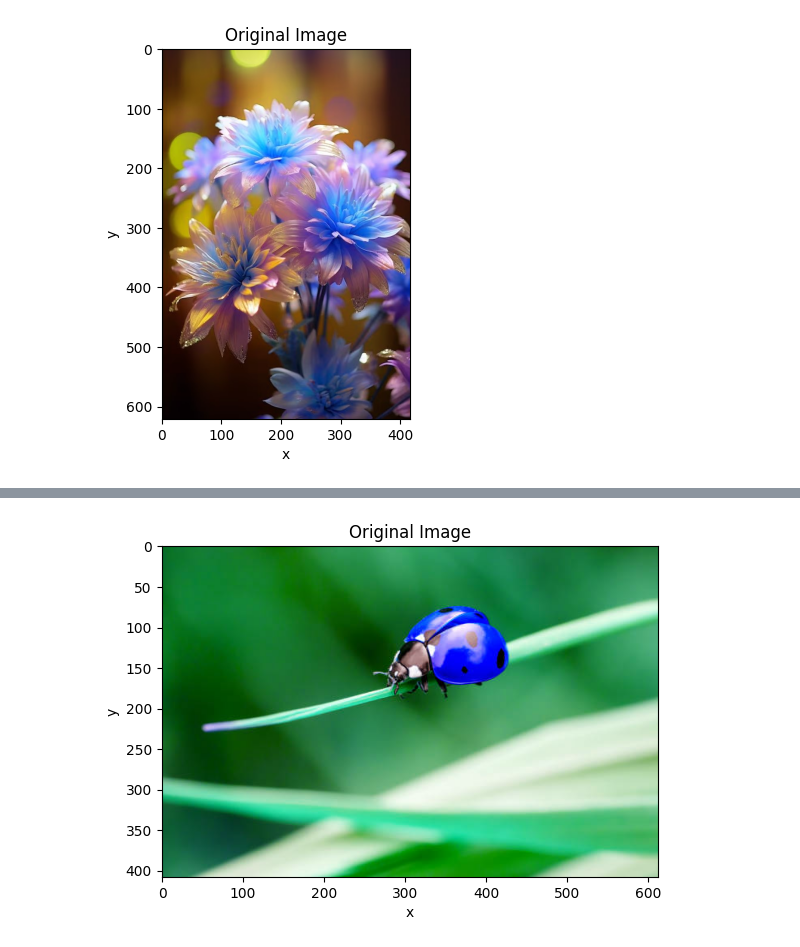
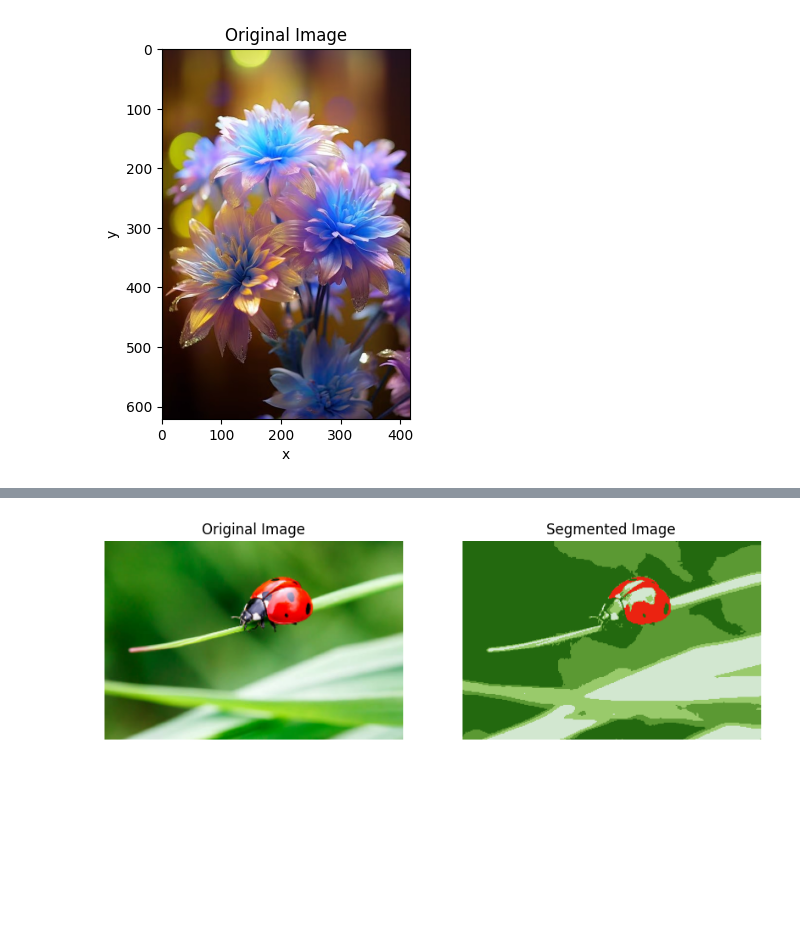
Before and after one commit to kgqiao/ImageSegmentation, a Jupyter notebook: main1.ipynb, the cells around one changed output, grey strips where cells are left out. Drawn from its saved outputs; the diff is of its cells as text; code cells hidden in the pictures; blank space fills up the shorter version.

```diff
--- a/main1.ipynb
+++ b/main1.ipynb
@@ -30,15 +30,19 @@ def process_imageinto2D(current_image):
     #1. Import/insert image, prepare image in intended RGB colorscale
     #2. Prepare image into 2D Array
 
+
+    '''
     ############################## 1. PROCESS/DISPLAY IMAGE ##############################################
     #Change color to RGB (from BGR)
     #HOWTO: cv2.cvtColor(image VARIABLE, cv2.COLOR__MODE To MODE)
-    current_image = cv2.cvtColor(current_image, cv2.COLOR_BGR2RGB)
+    #current_image = cv2.cvtColor(current_image, cv2.COLOR_BGR2RGB)
 
     #Displays Image in Window
-    cv2.imshow("window_image", current_image) #HOWTO: cv2.imshow("browser intended title", image VARIABLE)
-    cv2.waitKey(0) #Waits for user to press any key (Necessary step: to avoid Python kernel from crashing)
-    cv2.destroyAllWindows() #Closing all open windows after key press
+    #cv2.imshow("window_image", current_image) #HOWTO: cv2.imshow("browser intended title", image VARIABLE)
+    #cv2.waitKey(0) #Waits for user to press any key (Necessary step: to avoid Python kernel from crashing)
+    #cv2.destroyAllWindows() #Closing all open windows after key press
+
+    '''
 
     ########### 2. Reshape/Convert 3D IMAGE TO 2D Array for K-Mean Analysis ###############################
     #Image is a 3D array (height, width, channels), so need to flatten image into 2D array, where:
@@ -60,7 +64,7 @@ def euclidean_distance(data_point, centroids):
 
 
 class KMeansClustering():
-    def __init__(self, k=3, max_iter = 300):
+    def __init__(self, k=3, max_iter = 20):
         self.k = k #Initialize number of K centroids / clusters
         self.max_iter = max_iter #Initialize max number of iterations to run algorithm
         self.centroids = None #Initalize centroids (calculate in fit method)
@@ -119,11 +123,14 @@ class KMeansClustering():
             #Tolerance Threshold has not been met -> continue
             self.centroids = new_centroids #Update centroids for next iteration
 
+        '''
         # Access the instance-specific attributes with `self`
         print(f"Number of clusters (k): {self.k}")
         print(f"Max iterations allowed: {self.max_iter}")
         print(f"# of centroids: {self.centroids}")
 
+        '''
+
         return cluster_labels
 # %%
 ################## TEST CASE 1: Flowers ##################################
@@ -200,32 +207,44 @@ plt.show()
 [figure]
 # %%
 ################################# TEST CASE 2: Ladybug Image #########################################################
-
 
 #################### 1. INSERT & DISPLAY IMAGE FOR SEGMENTATION ######################################################
 image = cv2.imread('H:\\CODING\\PROJECT_IST\\ladybug.jpg') #Read in image HOWTO: cv2.imread('image file path')
 #print("Raw Image:", image.shape) #Print Image Dimensions for check
 
-#View original image
-plt.imshow(image) #Print plot in matlab of image against x and y dimensions
-plt.xlabel("x") #Identified label names for the x dimension
-plt.ylabel("y") #Identified label names for the y dimension
-plt.title("Original Image")
-plt.show() #ensure plot shows up clearly
+# Resize images for faster display (example: reduce to 300x300)
+width, height = 300, 200
+image = cv2.resize(image, (width, height))
+
+#Change color to RGB (from BGR)
+#HOWTO: cv2.cvtColor(image VARIABLE, cv2.COLOR__MODE To MODE)
+image = cv2.cvtColor(image, cv2.COLOR_BGR2RGB)
+
+
+'''
+############################## 1A. DISPLAY IMAGE in WINDOW (OPTIONAL) #############################################
+#Displays Image in Window
+#cv2.imshow("window_image", current_image) #HOWTO: cv2.imshow("browser intended title", image VARIABLE)
+#cv2.waitKey(0) #Waits for user to press any key (Necessary step: to avoid Python kernel from crashing)
+#cv2.destroyAllWindows() #Closing all open windows after key press
+'''
 
 ################### 2. PROCESS IMAGE from 3D RGB image to 2D Array: PROCESS IMAGE FUNCTION CALL #######################
 model = process_imageinto2D(image) #Process image into the 2D array for analysis (large number = where each row is a pixel, RGBA channel=3)
 print("Processed 2D Model Shape:", model.shape) #Print 2D array image for viewing
-print(model[:5]) #Print the first few rows for check
+print(model[:3]) #Print the first few rows for check
 
 ############## 3. Initalize & Fit KMeans with k Clusters: KMEANS CLUSTERING FUNCTION CALL(S) ##########################
 # Start timer
 start_time = time.time()
 
 #Initalize KMeans calculation that we will work with
-kmeans = KMeansClustering(k=6) #Initialize a kmeans setup with X defined number of clusters
+k = 5 #Initialize K number of clusters
+kmeans = KMeansClustering(k) #Initialize a kmeans setup with X defined number of clusters
 labels = kmeans.fit(model) #Call KMeansClustering fit model: Obtain labels for data points to assign to segmented image's pixels later
+
 '''
+NOTES for Further Detail:
 #With the Kmeans setup / AKA kmeans object created, find:
 #2. Find Labels based on the image dataset in 2D
 #KMeans.fit(kmeans object, model of dataset to use)
@@ -237,11 +256,15 @@ labels = kmeans.fit(model) #Call KMeansClustering fit model: Obtain labels for d
 #Create new segmented image where each pixel is replaced by the centroid color
 centroids = kmeans.centroids #Obtain final centroids calculated for this image via KMeansClustering fit method
 
+'''
+#Optional Print Statements for Checking Data:
 print("Labels: ", labels) #Print for check
 print("Centroids: ", centroids) #Print for check
 
+'''
 segmented_image = centroids[labels] #Replace segmented image's pixels with centroid colors
 segmented_image = segmented_image.reshape(image.shape) #Reshape segmented image to original image dimensions for equal comparison
+#segmented_img = cv2.resize(segmented_image, (width, height))
 
 # End timer
 end_time = time.time()
@@ -250,11 +273,26 @@ processing_time = end_time - start_time
 # PRINT processing time
 print(f'Processing Time: {processing_time:.2f} seconds')
 
+#Re-print final K-Value Defined:
+print(f'K = {k}')
+
 ###################################### 6. PRINT segmented image ######################################################
-plt.subplot(1, 2, 2)
+
+# Create a figure with specified dimensions (width, height) in inches
+plt.figure(figsize=(10, 5))  # W = 10 inches, H = 5 inches
+
+# Display the original image
+plt.subplot(1, 2, 1)  #1 row, 2 columns, 1st subplot
+plt.imshow(image)
+plt.axis("Off")  #Turn off axis
+plt.title("Original Image")  #List title
+
+# Display the segmented image
+plt.subplot(1, 2, 2)  #1 row, 2 columns, 2nd subplot
 plt.imshow(segmented_image.astype(np.uint8)) #convert to uinttype
-plt.title("K-Means Segmented Image")
-plt.xlabel("x") #Identified label names for the x dimension
-plt.ylabel("y") #Identified label names for the y dimension
+plt.axis("Off")  #Turn off axis
+plt.title("Segmented Image")  #List title
+
+# Show both images
 plt.show()
 # %% [output]
@@ -262 +305 @@ Raw Image: (408, 612, 3)
-[figure, old version]
+[figure, new version]
```
Also changed, not shown: parts of 3 cells of this notebook.
